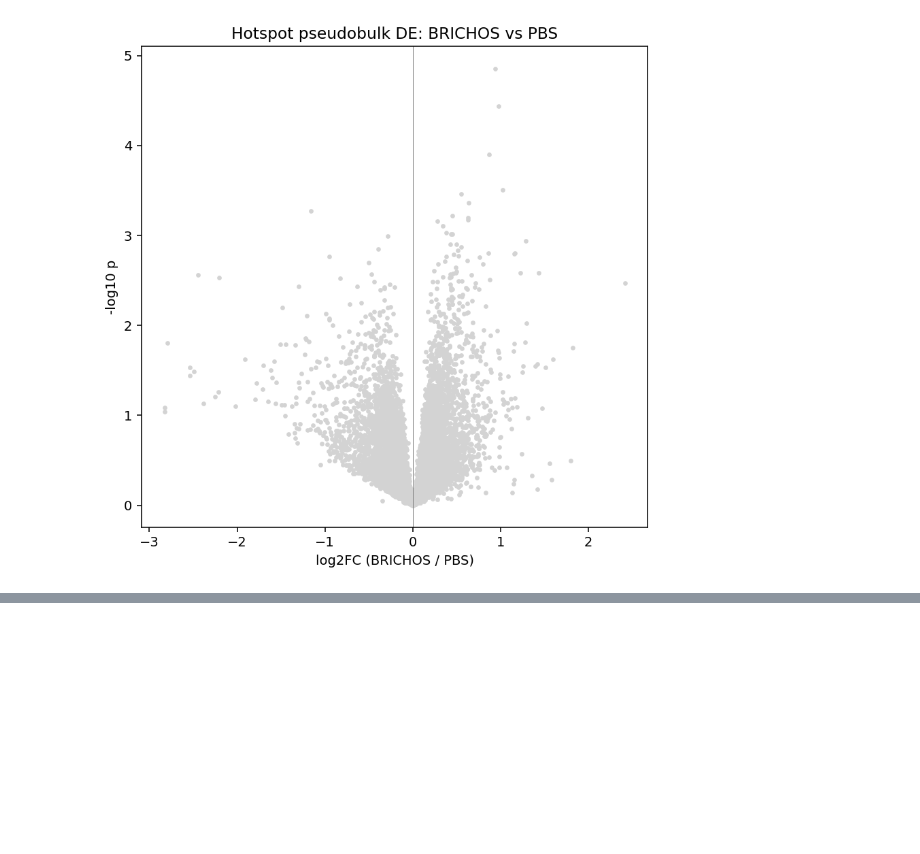
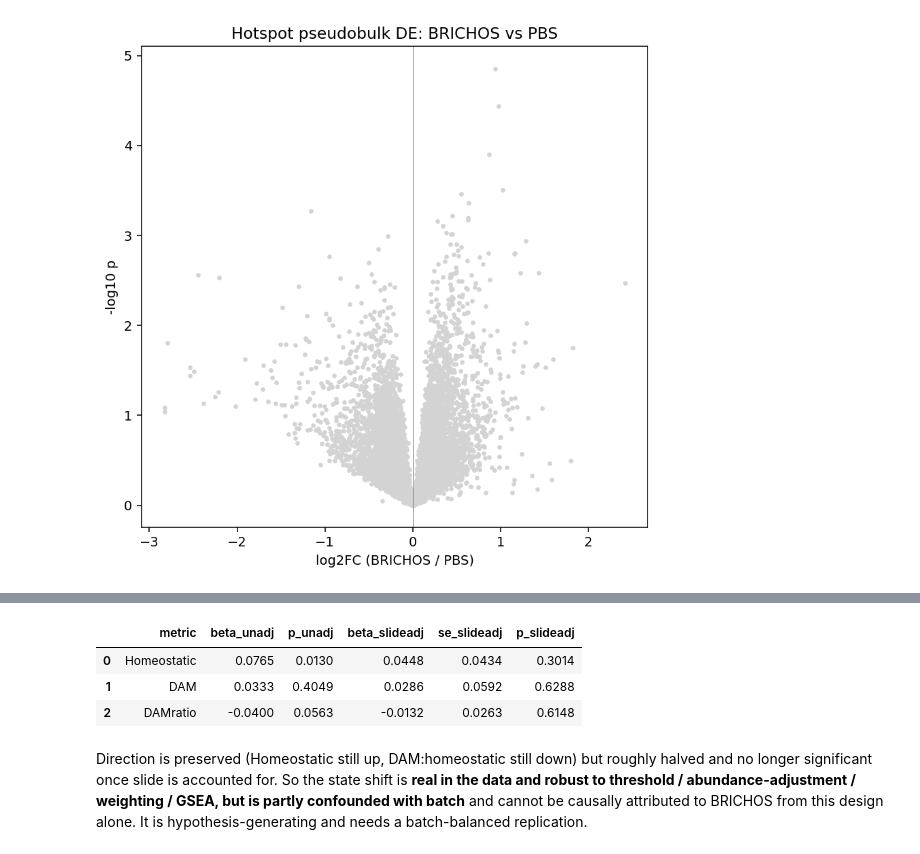
Before and after one commit to christoffermattssonlangseth/ST-BRICHOS, a Jupyter notebook: notebooks/03/11-inflammation-results.ipynb, the cells around one changed output, grey strips where cells are left out. Drawn from its saved outputs; the diff is of its cells as text; code cells hidden in the pictures; blank space fills up the shorter version.

```diff
--- a/notebooks/03/11-inflammation-results.ipynb
+++ b/notebooks/03/11-inflammation-results.ipynb
@@ -196,0 +205,13 @@ signature would be the natural next step (new data).
+# %%
+pd.read_csv(TAB / 'state_slide_adjusted.csv').round(4)
+# %% [output]
+|  | metric | beta_unadj | p_unadj | beta_slideadj | se_slideadj | p_slideadj |
+| 0 | Homeostatic | 0.0765 | 0.0130 | 0.0448 | 0.0434 | 0.3014 |
+| 1 | DAM | 0.0333 | 0.4049 | 0.0286 | 0.0592 | 0.6288 |
+| 2 | DAMratio | -0.0400 | 0.0563 | -0.0132 | 0.0263 | 0.6148 |
+# %% [markdown]
+Direction is preserved (Homeostatic still up, DAM:homeostatic still down) but roughly
+halved and no longer significant once slide is accounted for. So the state shift is **real
+in the data and robust to threshold / abundance-adjustment / weighting / GSEA, but is
+partly confounded with batch** and cannot be causally attributed to BRICHOS from this
+design alone. It is hypothesis-generating and needs a batch-balanced replication.
```
Also changed, not shown: parts of 7 cells of this notebook, 2 other files.
